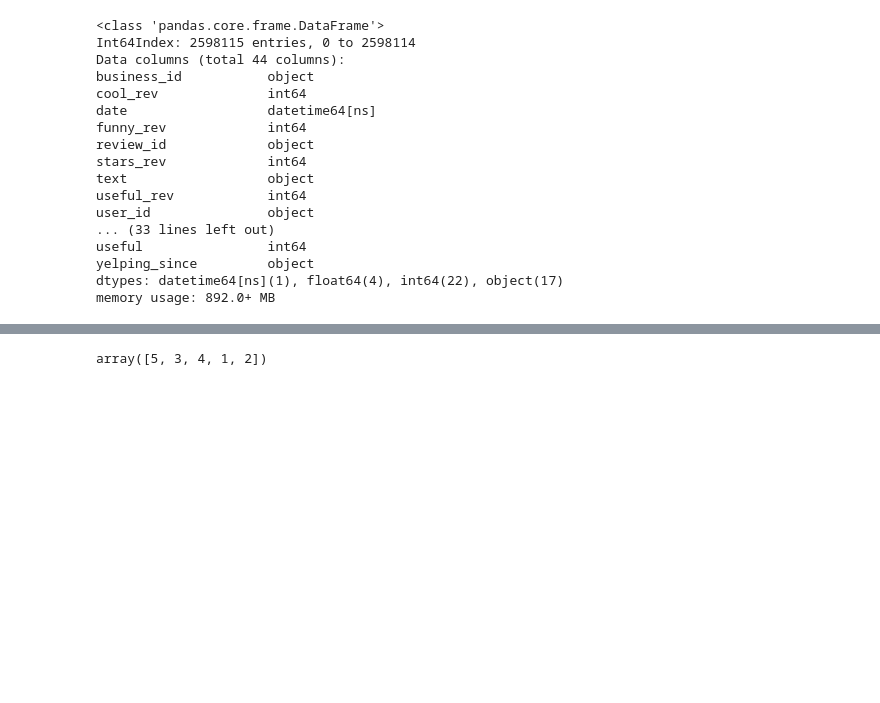
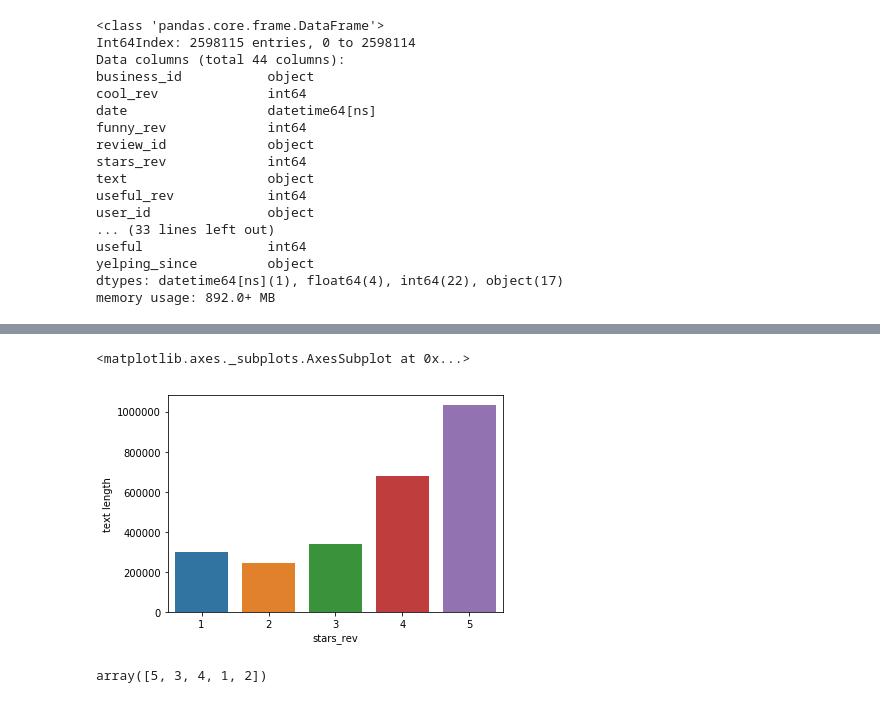
Before and after one commit to Chibuzor44/dsi-capstone, a Jupyter notebook: sage_yelp.ipynb, the cells around one changed output, grey strips where cells are left out. Drawn from its saved outputs; the diff is of its cells as text; code cells hidden in the pictures; blank space fills up the shorter version.

```diff
--- a/sage_yelp.ipynb
+++ b/sage_yelp.ipynb
@@ -202,0 +186,3 @@ df_loaded[["text length", "stars_rev"]].groupby("stars_rev").sum()
+# %%
+#Checking how many reviews in the data
+df_stars=df_loaded[["text length", "stars_rev"]].groupby("stars_rev",as_index=False).count()
@@ -203,3 +192,8 @@ df_loaded[["text length", "stars_rev"]].groupby("stars_rev").sum()
+# %%
+sns.barplot(x="stars_rev", y="text length", data=df_stars)
+# %% [output]
+<matplotlib.axes._subplots.AxesSubplot at 0x...>
+[figure, added]
 # %%
 pd.unique(df_loaded["stars_rev"])
 # %% [output]
```
Also changed, not shown: parts of 54 cells of this notebook, 2 other files.
